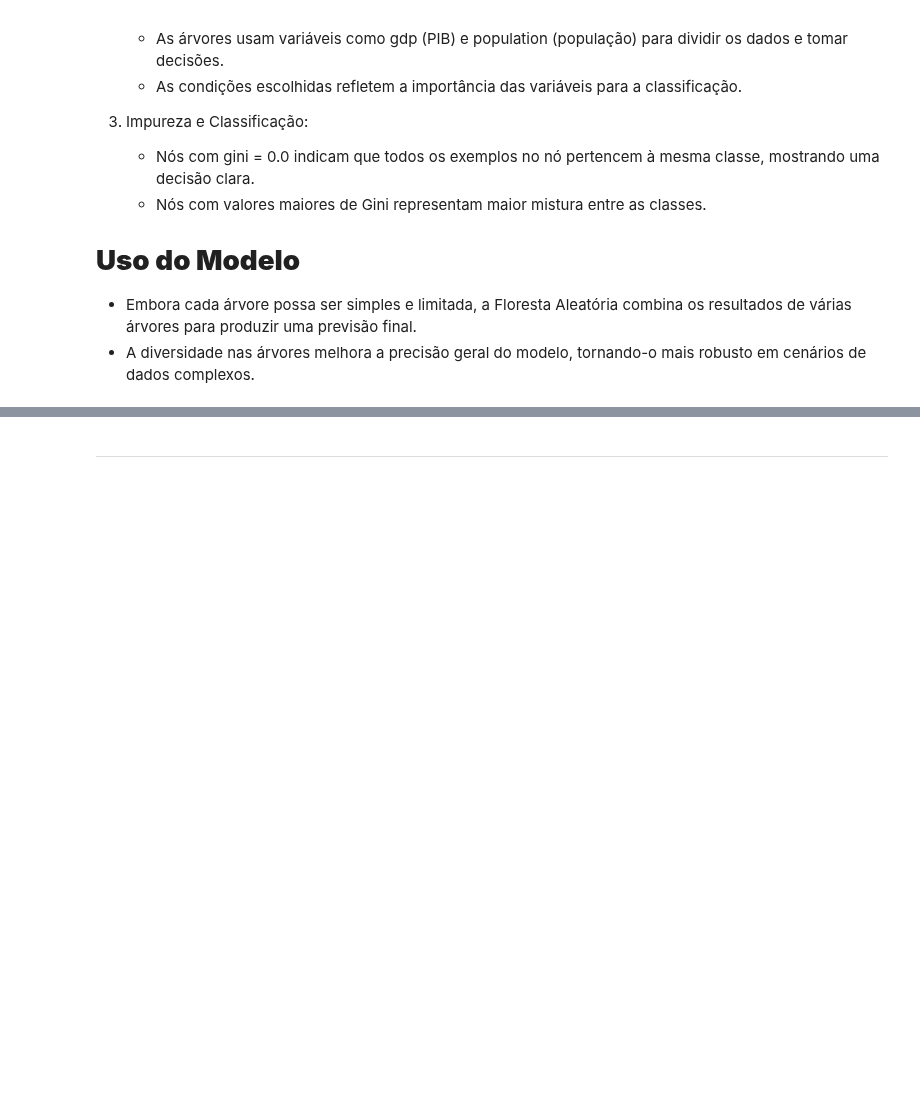
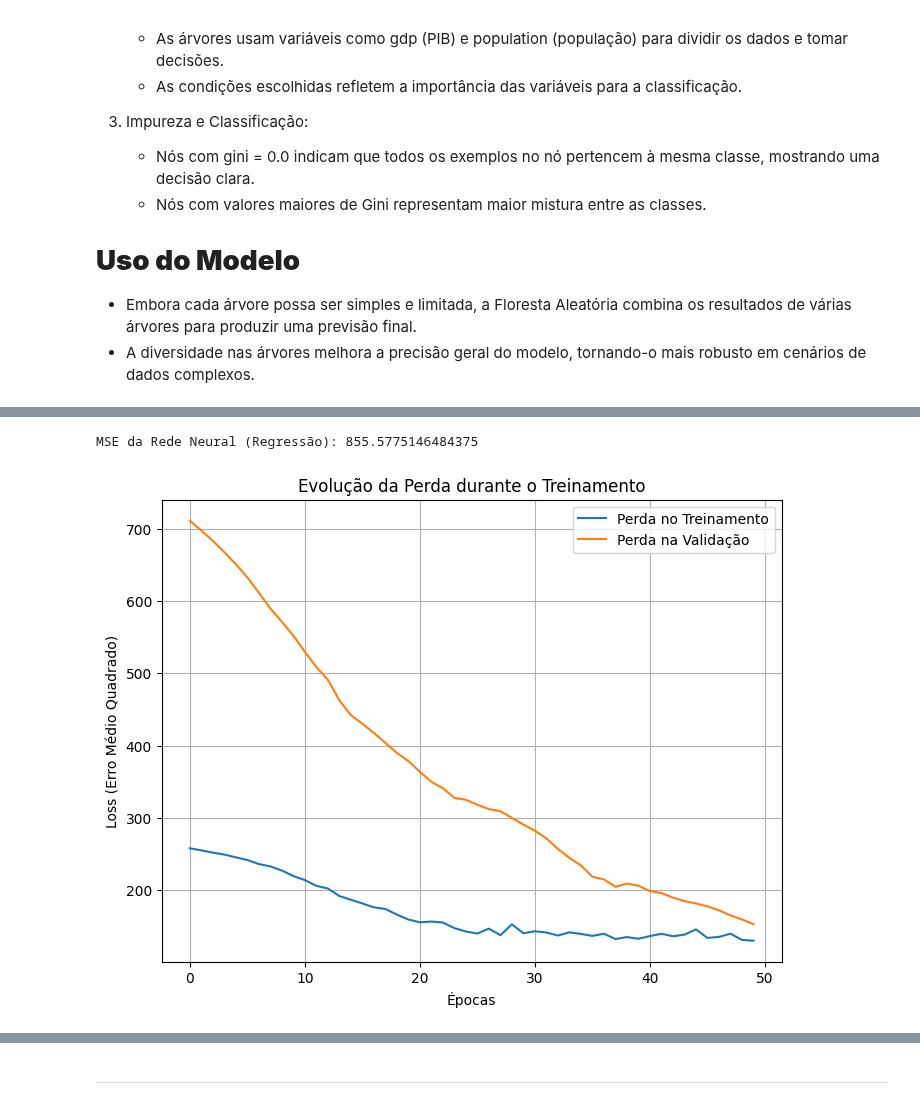
Before and after one commit to Bmartins25/Mineracao_de_dados_and_LLM_UFMG, a Jupyter notebook: TP4_fase_1_2_3_Regressao_de_dados.ipynb, the cells around one changed output, grey strips where cells are left out. Drawn from its saved outputs; the diff is of its cells as text; code cells hidden in the pictures; blank space fills up the shorter version.

```diff
--- a/TP4_fase_1_2_3_Regressao_de_dados.ipynb
+++ b/TP4_fase_1_2_3_Regressao_de_dados.ipynb
@@ -667,0 +734,17 @@ O gráfico apresenta a visualização de três árvores individuais dentro de um
+# %%
+# Dividir os dados em treino e teste para regressão
+X_train_nn, X_test_nn, y_train_nn, y_test_nn = train_test_split(X_scaled, y, test_size=0.2, random_state=42)
+# %%
+# Construir a rede neural para regressão
+regression_model = Sequential([
+    Dense(64, input_dim=X_train_nn.shape[1], activation='relu'),
+    Dropout(0.2),
+    Dense(32, activation='relu'),
+    Dense(1, activation='linear')  # Saída para regressão
+])
+# %%
+# Compilar o modelo
+regression_model.compile(optimizer='adam', loss='mean_squared_error', metrics=['mean_squared_error'])
+# %%
+# Treinar o modelo
+history = regression_model.fit(X_train_nn, y_train_nn, validation_split=0.2, epochs=50, batch_size=8, verbose=1)
@@ -667,0 +772,19 @@ O gráfico apresenta a visualização de três árvores individuais dentro de um
+# %%
+
+print(f"MSE da Rede Neural (Regressão): {regression_mse}")
+# %% [output]
+MSE da Rede Neural (Regressão): 855.5775146484375
+# %%
+# Gráficos e demonstrações visuais
+# Gráfico de perda (loss) durante o treinamento
+plt.figure(figsize=(8, 6))
+plt.plot(history.history['loss'], label='Perda no Treinamento')
+plt.plot(history.history['val_loss'], label='Perda na Validação')
+plt.xlabel('Épocas')
+plt.ylabel('Loss (Erro Médio Quadrado)')
+plt.title('Evolução da Perda durante o Treinamento')
+plt.legend()
+plt.grid(True)
+plt.show()
+# %% [output]
+[figure, added]
```
Also changed, not shown: parts of 11 cells of this notebook.
